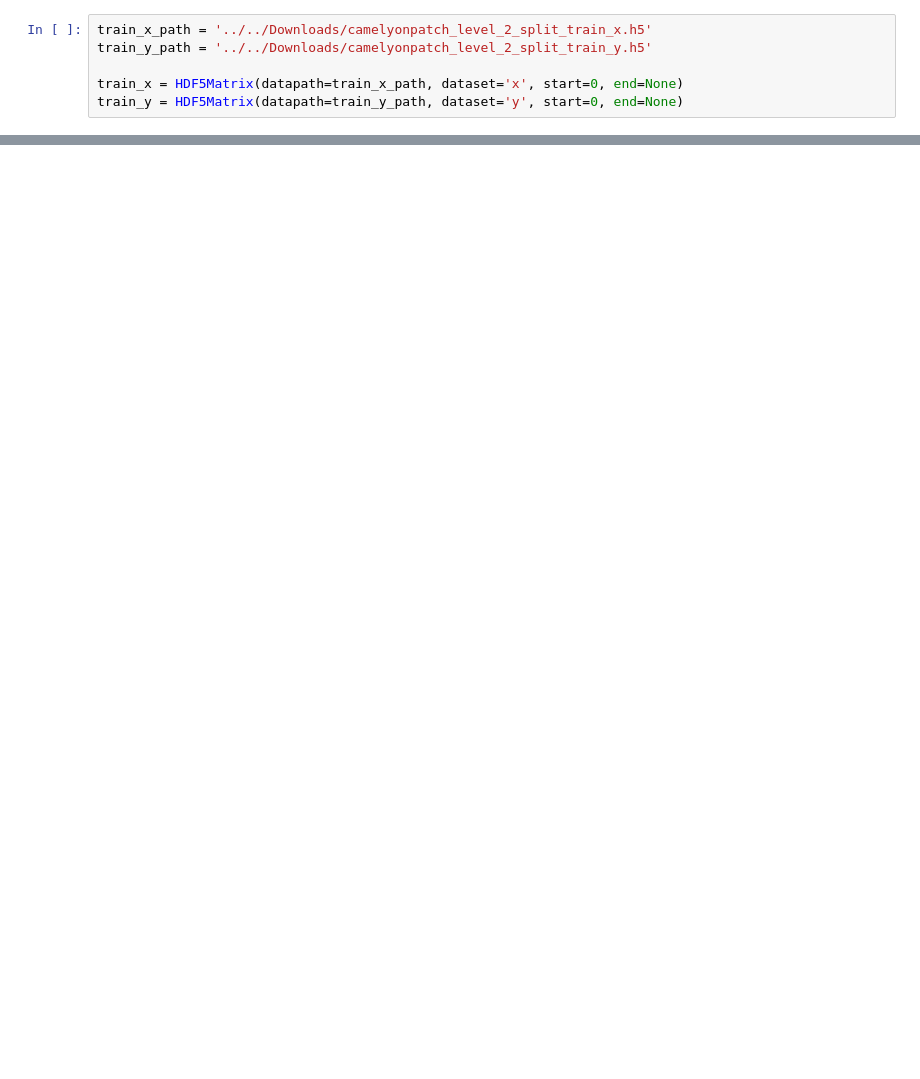
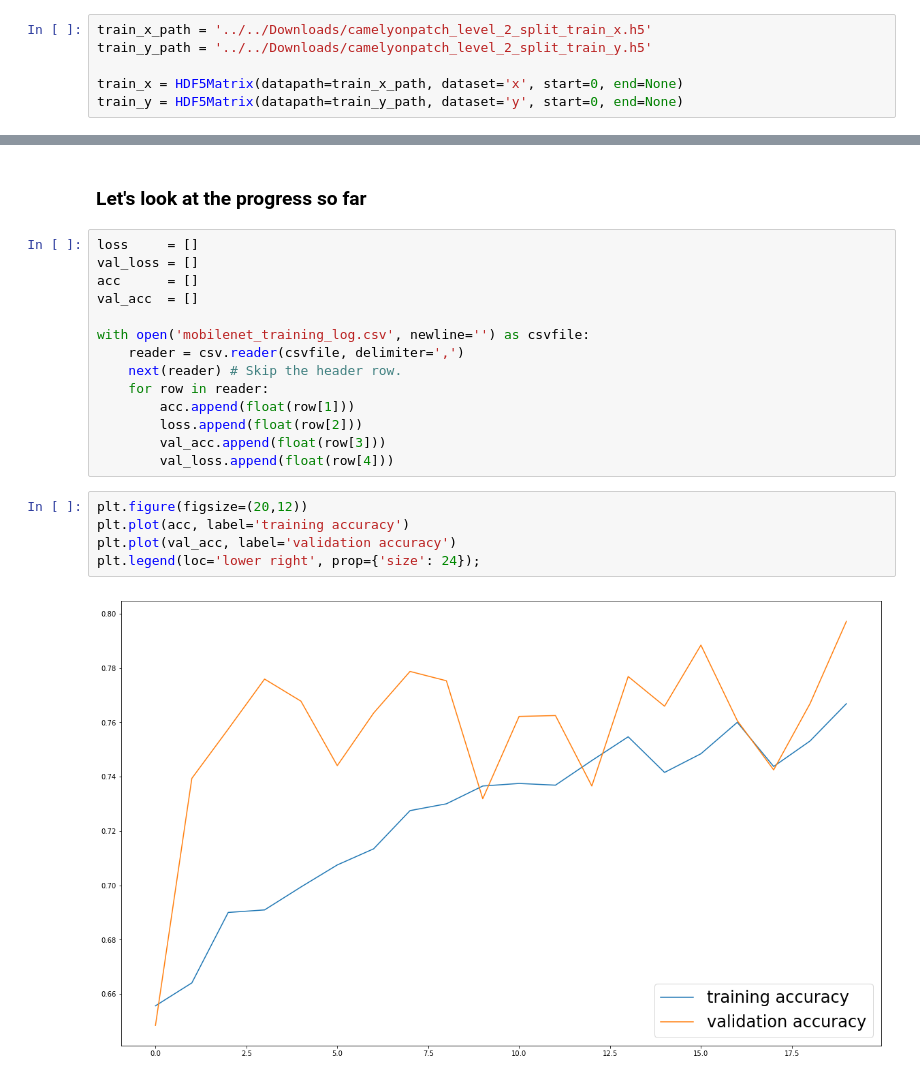
Before and after one commit to pierluigiferrari/pcam_classifier, a Jupyter notebook: pcam_training.ipynb, the cells around one changed output, grey strips where cells are left out. Saved outputs shown, nothing was run; the diff lists cells and outputs as text; blank space fills up the shorter version.

```diff
--- a/pcam_training.ipynb
+++ b/pcam_training.ipynb
@@ -106,0 +233,23 @@ cells[1,1].set_title('class: {}'.format(str(np.squeeze(train_y[i+3]))), fontsize
+# %% [markdown]
+### Let's look at the progress so far
+# %%
+loss     = []
+val_loss = []
+acc      = []
+val_acc  = []
+
+with open('mobilenet_training_log.csv', newline='') as csvfile:
+    reader = csv.reader(csvfile, delimiter=',')
+    next(reader) # Skip the header row.
+    for row in reader:
+        acc.append(float(row[1]))
+        loss.append(float(row[2]))
+        val_acc.append(float(row[3]))
+        val_loss.append(float(row[4]))
+# %%
+plt.figure(figsize=(20,12))
+plt.plot(acc, label='training accuracy')
+plt.plot(val_acc, label='validation accuracy')
+plt.legend(loc='lower right', prop={'size': 24});
+# %% [output]
+[figure, added]
```
Also changed, not shown: parts of 21 cells of this notebook.
